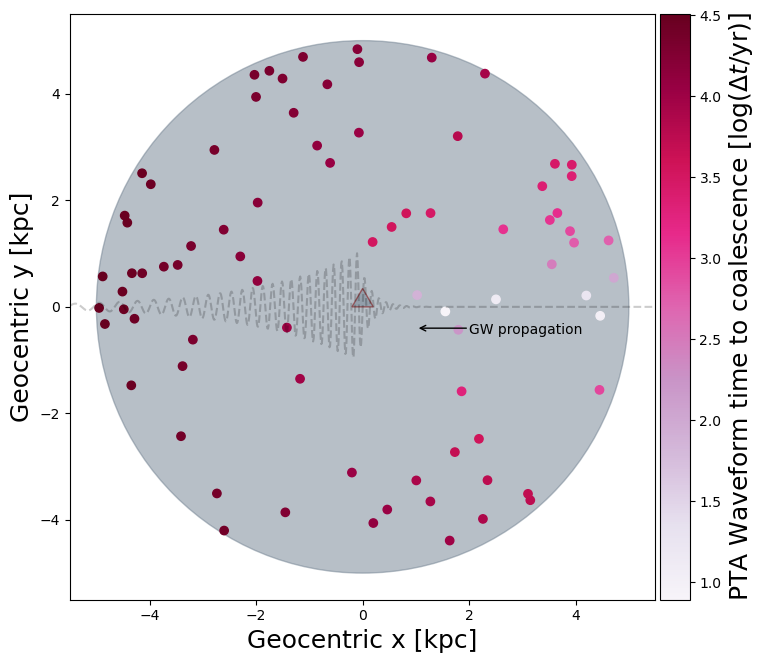
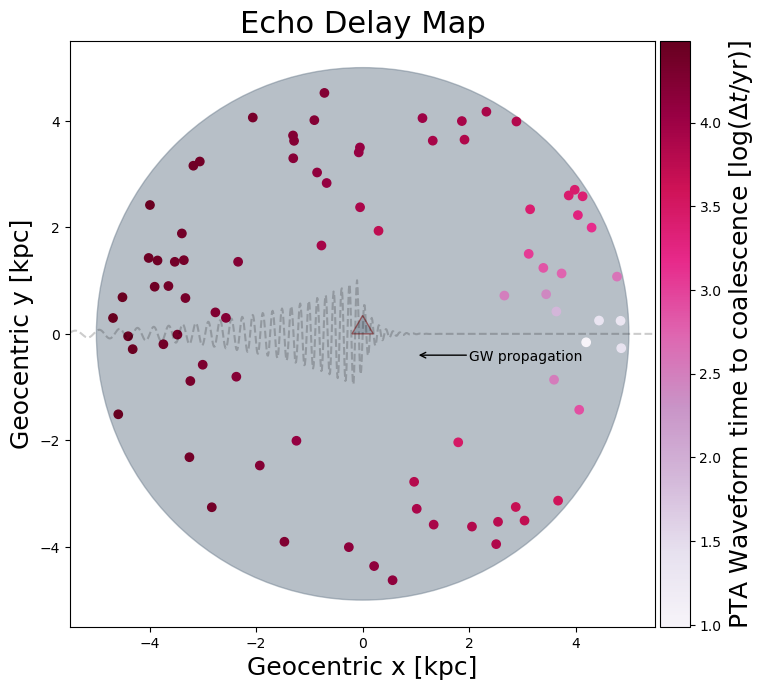
Unified diff of the notebook cell whose output changed from the first chart to the second:
--- before
+++ after
@@ -16,7 +16,10 @@
 plt.ylabel("Geocentric y [kpc]",fontsize=18)
 plt.gca().set_aspect('equal')
+plt.title('Echo Delay Map',fontsize=22)
 divider = make_axes_locatable(plt.gca())
 cax = divider.append_axes("right", size="5%", pad=0.05)
 cb = plt.colorbar(cax=cax)
 cb.set_label(label='PTA Waveform time to coalescence [log($\\Delta t$/yr)]',fontsize=18)
+
+plt.savefig("./figures/time_delay_map.png",dpi=300)
 plt.show()

Commit: pushing recent work